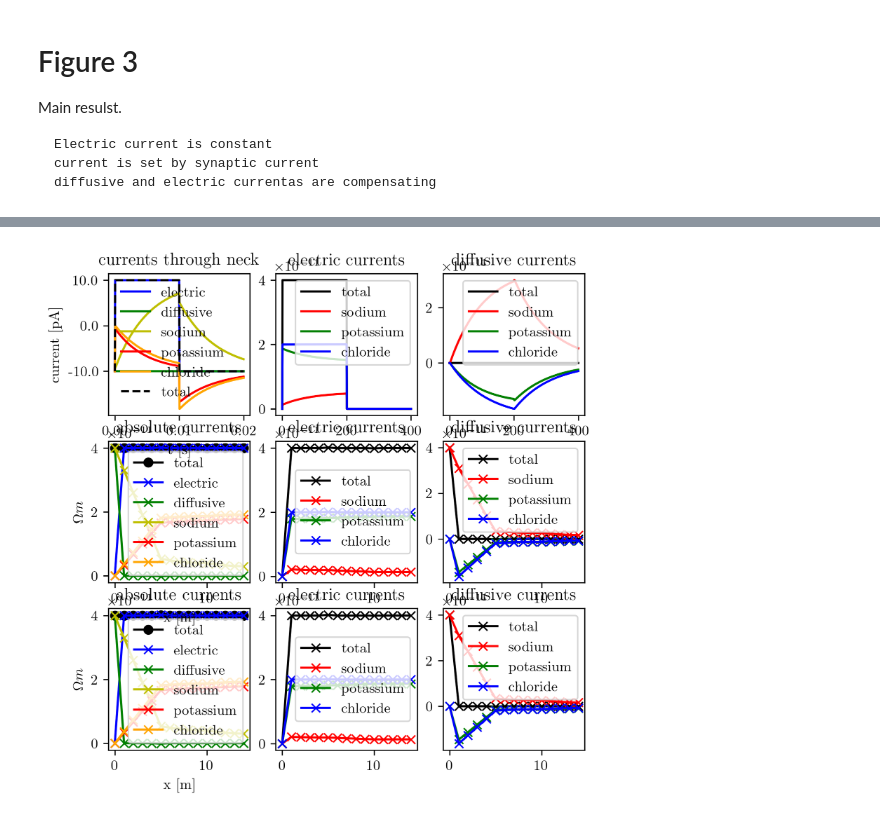
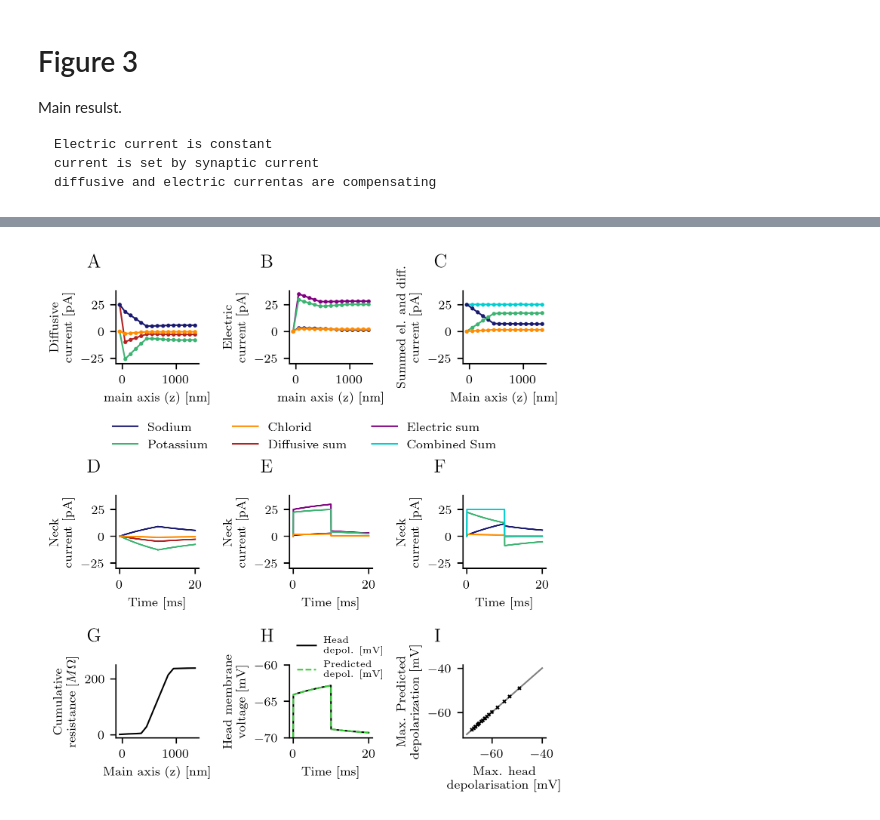
Before and after one commit to feblmu/Eberhardt2024Ion-concentration, a Jupyter notebook: notebooks/Figure03.ipynb, the cells around one changed output, grey strips where cells are left out. Cells and saved outputs as stored; diff of their text form; code cells hidden in the pictures.

```diff
--- a/notebooks/Figure03.ipynb
+++ b/notebooks/Figure03.ipynb
@@ -49,4 +49,10 @@ plt.rc('font', family='sans')
     i_e,
     i_c,
     i_total,
-    ) = plot.get_results_summary('experiment_8')
+    ) = plot.get_results_summary('experiment_1')
+
+
+cum_R = np.cumsum(1./g_ij, axis=1)
+from constants import parameter_sets
+const = parameter_sets[param_set]
+const
@@ -228,37 +327,76 @@ def ax_absolute_currents_over_time(fig, pos, z_i):
 # %%
+colors = ['midnightblue','mediumseagreen', 'darkorange', 'firebrick', 'purple', 'darkturquoise']
 n_columns = 3
 n_rows = 3
 
-dx = 0.05
-wx = (1. - n_columns * dx - 0.5 * dx) / n_columns
-x_min = [dx + (wx + dx) * nc for nc in range(n_colums-1,-1,-1)]
+# all in unit inch
+leg_h = 0.7 # legend width
+fig_width = 5.0
+fig_height = fig_width + leg_h
+dx = 0.8
+dy = dx
+wx = (fig_width - n_columns * dx - 0.5 * dx) / n_columns
+wy = (fig_height  - n_rows * dy - 0.5 * dy - leg_h) / n_rows
 
-dy = 0.05
-wy = (1. - n_rows * dy - 0.5 * dy) / n_rows
-y_min = [dy + (wy + dy) * nr for nr in range(n_rows-1,-1,-1)]
 
-pos1 = [x_min[0], y_min[2], wx, wy]
-pos2 = [x_min[1], y_min[2], wx, wy]
-pos3 = [x_min[2], y_min[2], wx, wy]
-pos4 = [x_min[0], y_min[1], wx, wy]
-pos5 = [x_min[1], y_min[1], wx, wy]
-pos6 = [x_min[2], y_min[1], wx, wy]
-pos7 = [x_min[0], y_min[0], wx, wy]
-pos8 = [x_min[1], y_min[0], wx, wy]
-pos9 = [x_min[2], y_min[0], wx, wy]
+
+# relativie coords
+x_min = [(dx + n*(wx+dx))/fig_width for n in range(n_columns) ]
+y_min = [dy/fig_height,
+         (2*dy+wy)/fig_height+0.03,
+         (3*dy+2*wy+leg_h)/fig_height]
+wx_r = wx/fig_width
+wy_r = wy/fig_height
+
+pos1 = [x_min[0], y_min[2], wx_r, wy_r]
+pos2 = [x_min[1], y_min[2], wx_r, wy_r]
+pos3 = [x_min[2], y_min[2], wx_r, wy_r]
+pos4 = [x_min[0], y_min[1], wx_r, wy_r]
+pos5 = [x_min[1], y_min[1], wx_r, wy_r]
+pos6 = [x_min[2], y_min[1], wx_r, wy_r]
+pos7 = [x_min[0], y_min[0], wx_r, wy_r]
+pos8 = [x_min[1], y_min[0], wx_r, wy_r]
+pos9 = [x_min[2], y_min[0], wx_r, wy_r]
 
 fig = plt.figure(dpi=300, figsize=(5,5))
 
-ax_diffusive_currents_along_main_axis(fig = fig,  pos=pos1, t_i=10)
-ax_electric_currents_along_main_axis( fig = fig,  pos=pos2, t_i=10)
-ax_absolute_currents_along_main_axis( fig = fig,  pos=pos3, t_i=10)
-ax_diffusive_currents_along_main_axis(fig = fig,  pos=pos4, t_i=10)
-ax_electric_currents_along_main_axis( fig = fig,  pos=pos5, t_i=10)
-ax_absolute_currents_along_main_axis( fig = fig,  pos=pos6, t_i=10)
-ax_diffusive_currents_over_time(fig = fig,         pos=pos7, z_i=7)
-ax_electric_currents_over_time(fig = fig,         pos=pos8, z_i=7)
-ax_absolute_currents_over_time(fig = fig,         pos=pos9, z_i=7)
+t_i = 100
+ax_diffusive_currents_along_main_axis(fig = fig,  pos=pos1, t_i=t_i)
+ax_electric_currents_along_main_axis( fig = fig,  pos=pos2, t_i=t_i)
+ax_absolute_currents_along_main_axis( fig = fig,  pos=pos3, t_i=t_i)
+ax_diffusive_currents_over_time(fig = fig,         pos=pos4, z_i=7)
+ax_electric_currents_over_time(fig = fig,         pos=pos5, z_i=7)
+ax_absolute_currents_over_time(fig = fig,         pos=pos6, z_i=7)
+ax_cumulative_resistance(fig = fig, pos = pos7)
+as_voltage_current_match(fig = fig, pos = pos8)
+ax_voltage_current_match_all(fig, pos9, experiments=(1,11,12,28,29,30,16,17,18,19,20,21,31,32,33,25,26,27))
+
+from matplotlib.lines import Line2D
+custom_lines = [
+    Line2D([0], [0], color=colors[0], lw=1),
+    Line2D([0], [0], color=colors[1], lw=1),
+    Line2D([0], [0], color=colors[2], lw=1),
+    Line2D([0], [0], color=colors[3], lw=1),
+    Line2D([0], [0], color=colors[4], lw=1),
+    Line2D([0], [0], color=colors[5], lw=1),
+               ]
+
+
+fig.legend(custom_lines, ['Sodium', 'Potassium', 'Chlorid', 'Diffusive sum', 'Electric sum', 'Combined Sum'], loc=(0.13, 0.62), fontsize=8, ncol=3, frameon=False)
+
+dtx=-0.05
+dty=0.17
+
+fig.text(pos1[0]+dtx, pos1[1]+dty, 'A', fontsize=12)
+fig.text(pos2[0]+dtx, pos2[1]+dty, 'B', fontsize=12)
+fig.text(pos3[0]+dtx, pos3[1]+dty, 'C', fontsize=12)
+fig.text(pos4[0]+dtx, pos4[1]+dty, 'D', fontsize=12)
+fig.text(pos5[0]+dtx, pos5[1]+dty, 'E', fontsize=12)
+fig.text(pos6[0]+dtx, pos6[1]+dty, 'F', fontsize=12)
+fig.text(pos7[0]+dtx, pos7[1]+dty, 'G', fontsize=12)
+fig.text(pos8[0]+dtx, pos8[1]+dty, 'H', fontsize=12)
+fig.text(pos9[0]+dtx, pos9[1]+dty, 'I', fontsize=12)
 
 plt.show()
 # %% [output]
-[figure, old version]
+[figure, new version]
```
Also changed, not shown: parts of 6 cells of this notebook, 8 other files.
